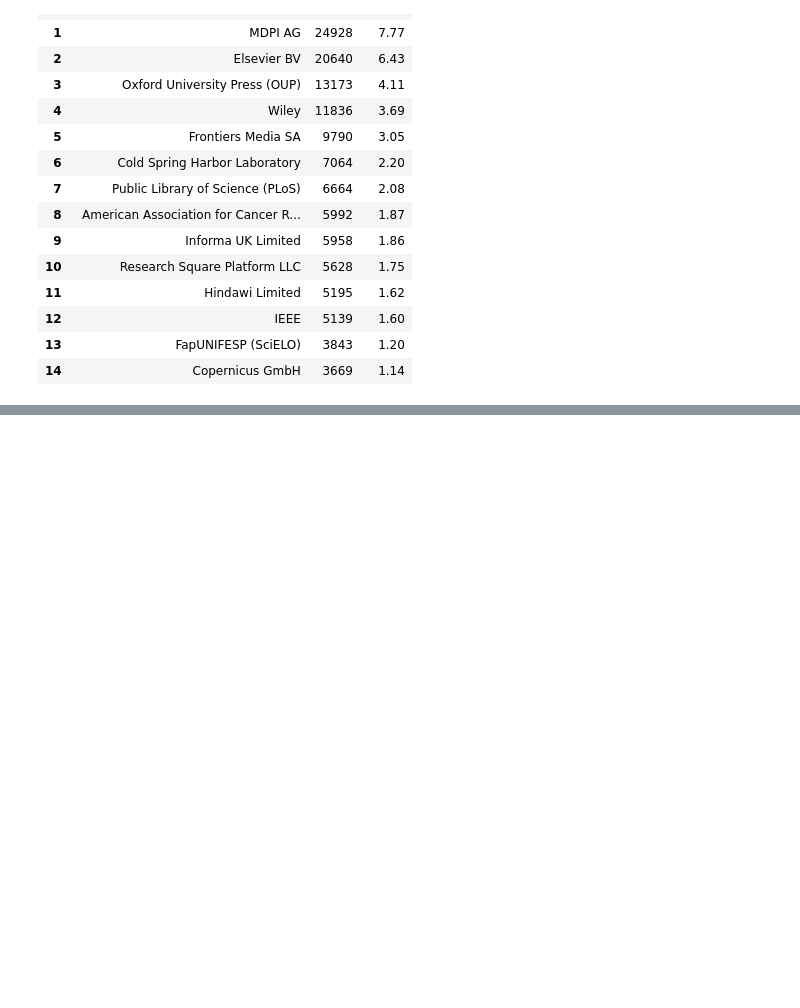
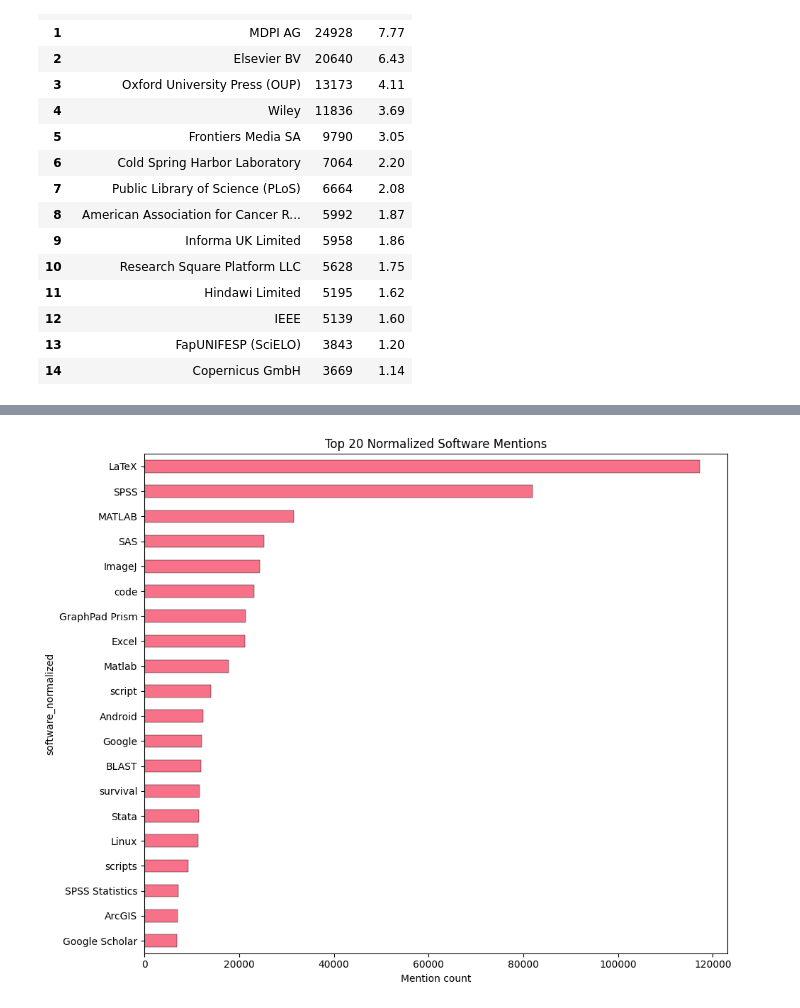
Before and after one commit to kierangivens/softcite-extractions-oa, a Jupyter notebook: softcite_analysis.ipynb, the cells around one changed output, grey strips where cells are left out. Cells and saved outputs as stored; diff of their text form; code cells hidden in the pictures; blank space fills up the shorter version.

Commit message:
Plot top 20 software mentions

```diff
--- a/softcite_analysis.ipynb
+++ b/softcite_analysis.ipynb
@@ -355,0 +377,11 @@ Papers where no publisher is found: 66
+# %%
+counts = mentions_df['software_normalized'].value_counts().head(20)
+fig, ax = plt.subplots(figsize=(10, 8))
+counts.plot(kind="barh", ax=ax, edgecolor="black", linewidth=0.3)
+ax.set_title(f"Top {20} Normalized Software Mentions")
+ax.set_xlabel("Mention count")
+ax.invert_yaxis()
+plt.tight_layout()
+plt.show()
+# %% [output]
+[figure, added]
```
Also changed, not shown: parts of 1 cell of this notebook.
